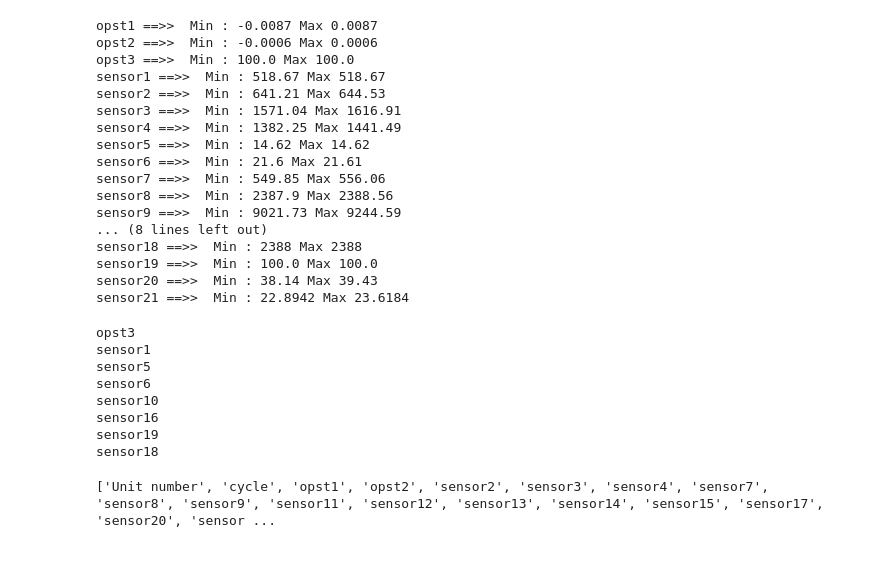
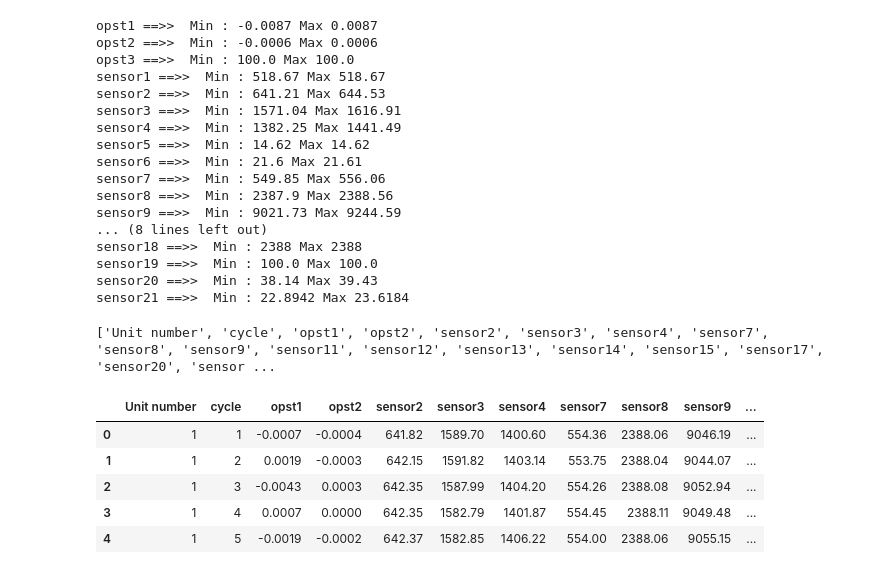
Before and after one commit to mazigh-mohandi/maintenance_predictive, a Jupyter notebook: notebooks/PredictionMoteurs.ipynb, the cells around one changed output. Cells and saved outputs as stored; diff of their text form; code cells hidden in the pictures.

```diff
--- a/notebooks/PredictionMoteurs.ipynb
+++ b/notebooks/PredictionMoteurs.ipynb
@@ -97,17 +100,11 @@ sensor19 ==>>  Min : 100.0 Max 100.0
 sensor20 ==>>  Min : 38.14 Max 39.43
 sensor21 ==>>  Min : 22.8942 Max 23.6184
 # %%
-colonnes_asupp = ["opst3","sensor1", "sensor5", "sensor6","sensor10", "sensor16", "sensor19", "sensor18"]
-for element in colonnes_asupp :
-    print(element)
-    data_train = data_train.drop(columns=element, axis=1)
+def clean_data(df) :
+    colonnes_asupp = ["opst3","sensor1", "sensor5", "sensor6","sensor10", "sensor16", "sensor19", "sensor18"]
+    for element in colonnes_asupp :
+        df = df.drop(columns=element, axis=1)
+    return df
+
+data_cleaned = clean_data(data)
-# %% [output]
-opst3
-sensor1
-sensor5
-sensor6
-sensor10
-sensor16
-sensor19
-sensor18
 # %%
@@ -115,3 +112,12 @@ list = data_train.columns.tolist()
 print(list)
 # %% [output]
 ['Unit number', 'cycle', 'opst1', 'opst2', 'sensor2', 'sensor3', 'sensor4', 'sensor7', 'sensor8', 'sensor9', 'sensor11', 'sensor12', 'sensor13', 'sensor14', 'sensor15', 'sensor17', 'sensor20', 'sensor ...
+# %%
+display(data_cleaned.head())
+# %% [output]
+|  | Unit number | cycle | opst1 | opst2 | sensor2 | sensor3 | sensor4 | sensor7 | sensor8 | sensor9 | ... |
+| 0 | 1 | 1 | -0.0007 | -0.0004 | 641.82 | 1589.70 | 1400.60 | 554.36 | 2388.06 | 9046.19 | ... |
+| 1 | 1 | 2 | 0.0019 | -0.0003 | 642.15 | 1591.82 | 1403.14 | 553.75 | 2388.04 | 9044.07 | ... |
+| 2 | 1 | 3 | -0.0043 | 0.0003 | 642.35 | 1587.99 | 1404.20 | 554.26 | 2388.08 | 9052.94 | ... |
+| 3 | 1 | 4 | 0.0007 | 0.0000 | 642.35 | 1582.79 | 1401.87 | 554.45 | 2388.11 | 9049.48 | ... |
+| 4 | 1 | 5 | -0.0019 | -0.0002 | 642.37 | 1582.85 | 1406.22 | 554.00 | 2388.06 | 9055.15 | ... |
```
Also changed, not shown: parts of 12 cells of this notebook, 2 other files.
